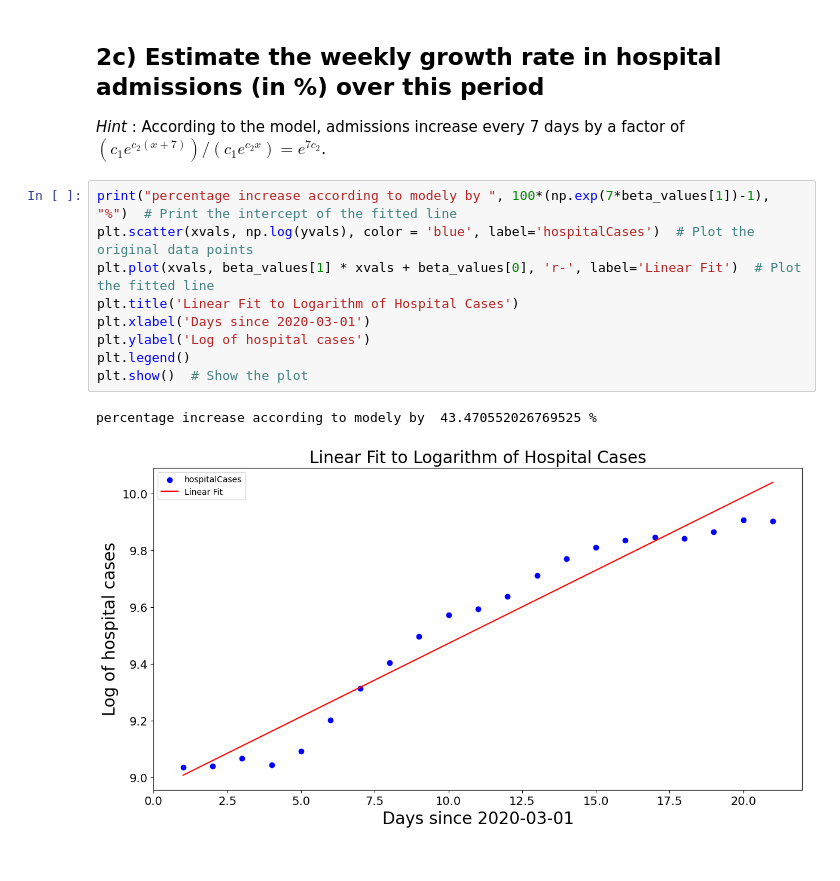
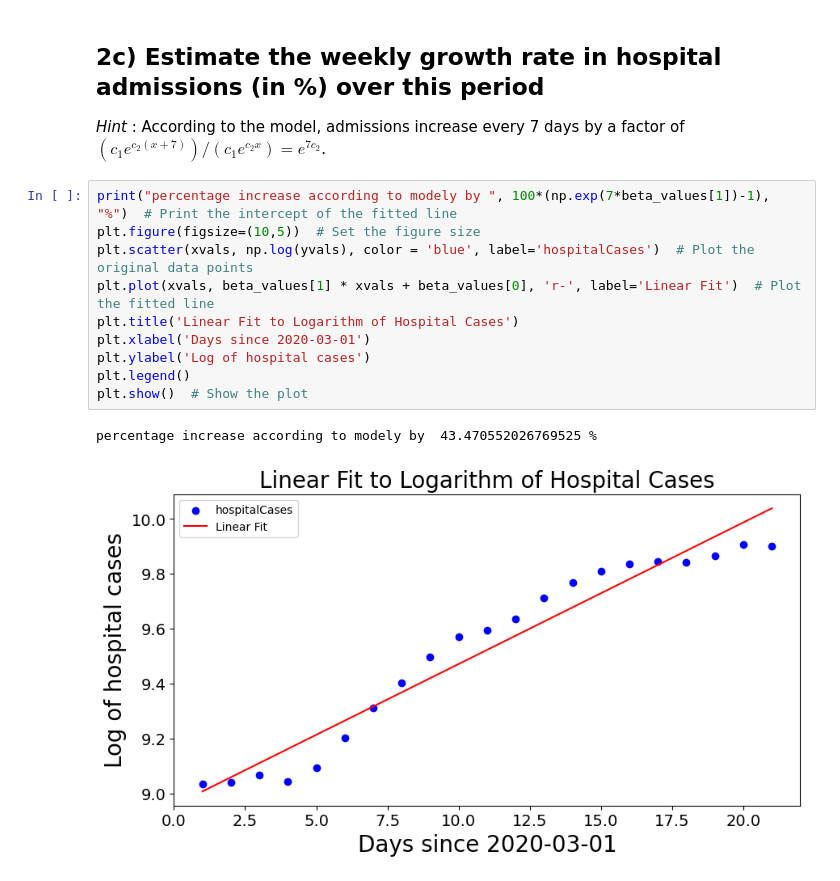
Before and after one commit to JerryLiu0911/IB-Data-Science, a Jupyter notebook: Exercises/02 Exercise Notebook 2.ipynb, the cells around one changed output. Saved outputs shown, nothing was run; the diff lists cells and outputs as text.

```diff
--- a/Exercises/02 Exercise Notebook 2.ipynb
+++ b/Exercises/02 Exercise Notebook 2.ipynb
@@ -120,13 +121,14 @@ _Hint_ : According to the model, admissions increase every 7 days by a factor of
 $(c_1 e^{c_2 (x+7)})/(c_1 e^{c_2 x}) = e^{7c_2}$.
 # %%
 print("percentage increase according to modely by ", 100*(np.exp(7*beta_values[1])-1), "%")  # Print the intercept of the fitted line
+plt.figure(figsize=(10,5))  # Set the figure size
 plt.scatter(xvals, np.log(yvals), color = 'blue', label='hospitalCases')  # Plot the original data points
 plt.plot(xvals, beta_values[1] * xvals + beta_values[0], 'r-', label='Linear Fit')  # Plot the fitted line
 plt.title('Linear Fit to Logarithm of Hospital Cases')
 plt.xlabel('Days since 2020-03-01')
 plt.ylabel('Log of hospital cases')
 plt.legend()
 plt.show()  # Show the plot
 # %% [output]
 percentage increase according to modely by  43.470552026769525 %
-[figure, old version]
+[figure, new version]
```
Also changed, not shown: parts of 1 cell of this notebook.
